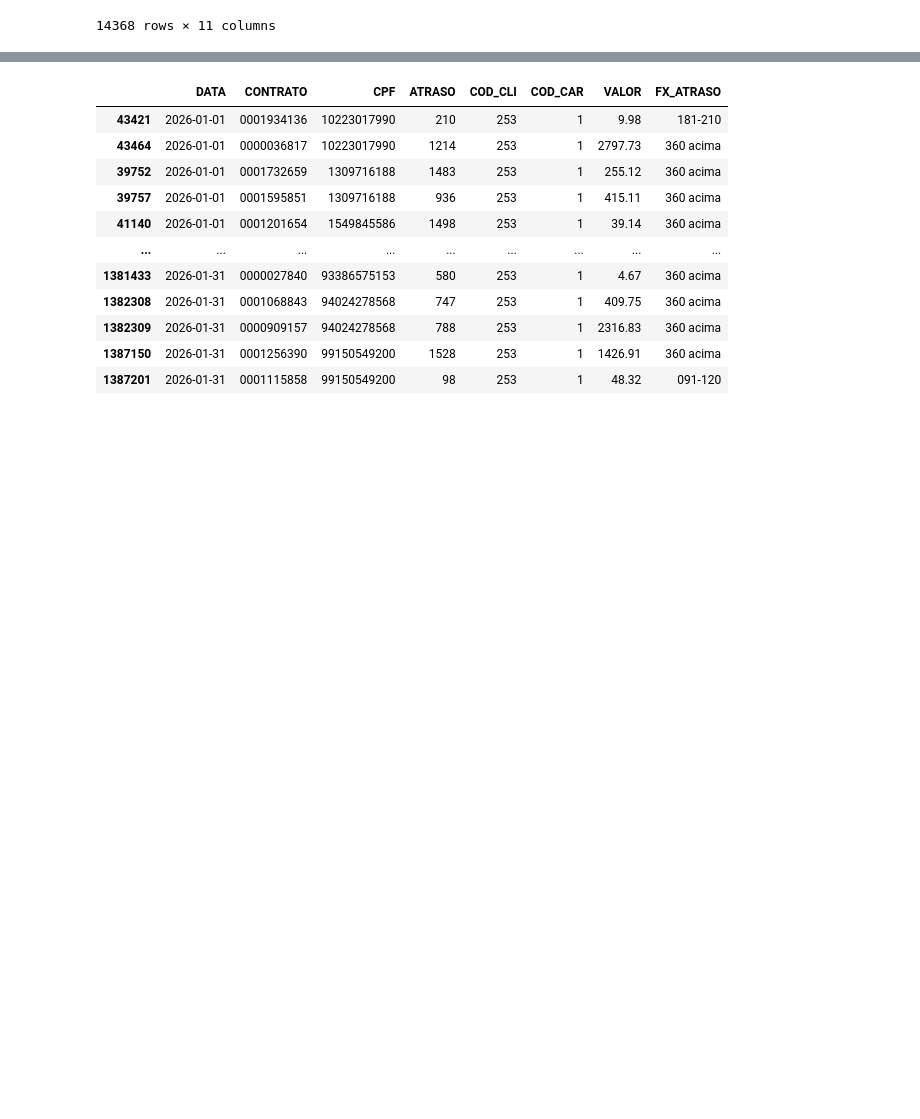
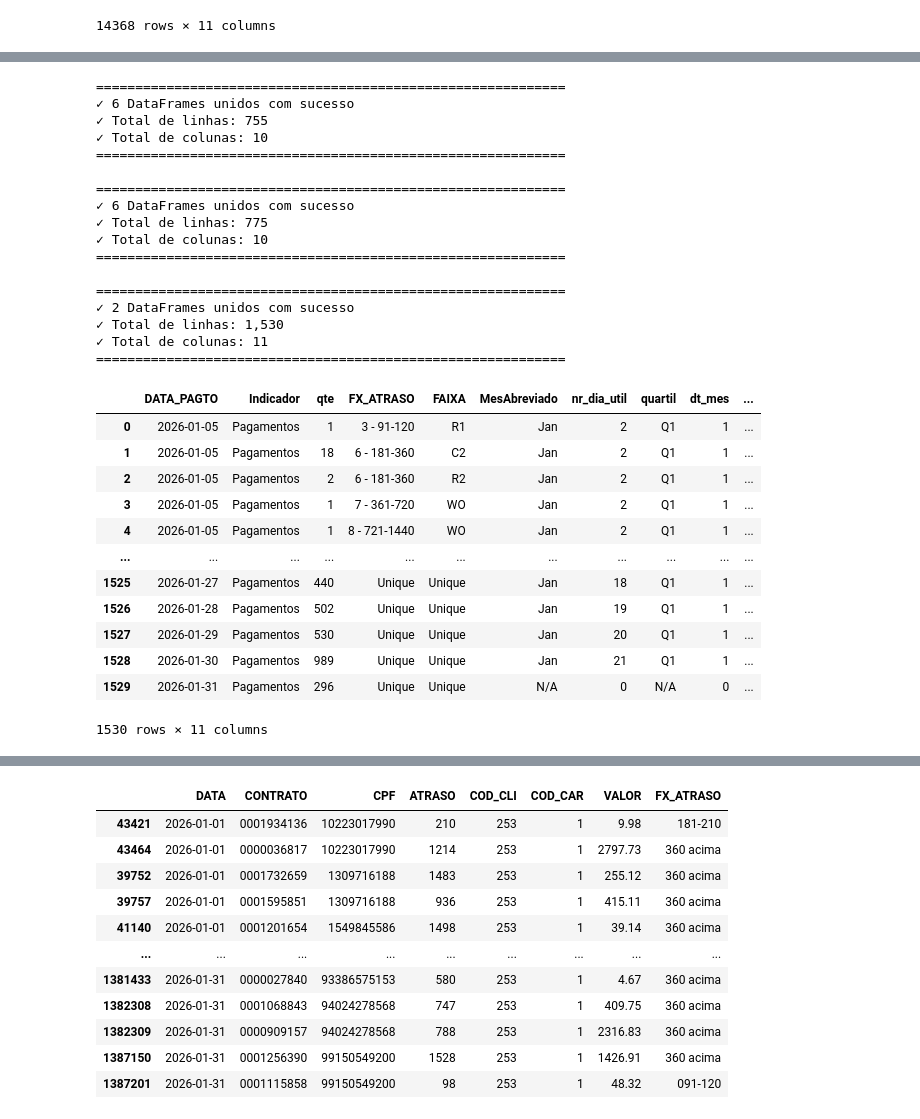
Before and after one commit to Claudiano-alves/Data-Analysis-Portfolio, a Jupyter notebook: Projects/notebooks/data_wrangling_renner.ipynb, the cells around one changed output, grey strips where cells are left out. Drawn from its saved outputs; the diff is of its cells as text; code cells hidden in the pictures; blank space fills up the shorter version.

```diff
--- a/Projects/notebooks/data_wrangling_renner.ipynb
+++ b/Projects/notebooks/data_wrangling_renner.ipynb
@@ -402,3 +398,17 @@ df_acionamentos_final
 | 14366 | 2026-01-31 | CPCA | 170.0 | Esforço | Esforço | N/A | 0 | 0 | 0 | ... |
 | 14367 | 2026-01-31 | Promessa | 91.0 | Esforço | Esforço | N/A | 0 | 0 | 0 | ... |
 14368 rows × 11 columns
+# %%
+from utils.pagamentos.data_processing import data_pagamentos
+from utils.pagamentos.metricas_acumuladas import gerar_acumulado_por_dia_util
+from Renner.src.config import DIMENSOES_PAGAMENTOS
+
+#df_acordos
+df_pagamentos_tratado, df_pagamentos_sem_fx_atraso, df_pagamentos_analitico = data_pagamentos(
+    df_pagamentos=df_pagamentos,
+    df_acordos=df_acordos,
+    df_mailing_hist=df_tratado,
+    df_dw_calendario=df_dw_calendario
+)
+
+df_pagamentos_tratado
@@ -405,3 +429,53 @@ df_acionamentos_final
+# %%
+from utils.pagamentos.metricas_acumuladas import total_pagamentos_funil, pagamentos_funil, pagamentos_daily, processar_acumulados_pagamentos
+
+# Com segmentação por FAIXA
+# df_acumulado, df_esforco, df_unique = pagamentos_daily(
+#     df_pagamentos_tratado=df_pagamentos_analitico,
+#     #df_dw_calendario=df_dw_calendario,
+#     dimensoes_segmentacao=['FAIXA']
+# )
+df_pagamentos = processar_acumulados_pagamentos(
+    df_pagamentos_tratado=df_pagamentos_analitico,
+    df_dw_calendario=df_dw_calendario,
+    dimensoes_segmentacao=['FAIXA'],
+    retorno='consolidado'
+)
+
+df_pagamentos
+
+#df_acumulado
+# %% [output]
+============================================================
+✓ 6 DataFrames unidos com sucesso
+✓ Total de linhas: 755
+✓ Total de colunas: 10
+============================================================
+
+============================================================
+✓ 6 DataFrames unidos com sucesso
+✓ Total de linhas: 775
+✓ Total de colunas: 10
+============================================================
+
+============================================================
+✓ 2 DataFrames unidos com sucesso
+✓ Total de linhas: 1,530
+✓ Total de colunas: 11
+============================================================
+|  | DATA_PAGTO | Indicador | qte | FX_ATRASO | FAIXA | MesAbreviado | nr_dia_util | quartil | dt_mes | ... |
+| 0 | 2026-01-05 | Pagamentos | 1 | 3 - 91-120 | R1 | Jan | 2 | Q1 | 1 | ... |
+| 1 | 2026-01-05 | Pagamentos | 18 | 6 - 181-360 | C2 | Jan | 2 | Q1 | 1 | ... |
+| 2 | 2026-01-05 | Pagamentos | 2 | 6 - 181-360 | R2 | Jan | 2 | Q1 | 1 | ... |
+| 3 | 2026-01-05 | Pagamentos | 1 | 7 - 361-720 | WO | Jan | 2 | Q1 | 1 | ... |
+| 4 | 2026-01-05 | Pagamentos | 1 | 8 - 721-1440 | WO | Jan | 2 | Q1 | 1 | ... |
+| ... | ... | ... | ... | ... | ... | ... | ... | ... | ... | ... |
+| 1525 | 2026-01-27 | Pagamentos | 440 | Unique | Unique | Jan | 18 | Q1 | 1 | ... |
+| 1526 | 2026-01-28 | Pagamentos | 502 | Unique | Unique | Jan | 19 | Q1 | 1 | ... |
+| 1527 | 2026-01-29 | Pagamentos | 530 | Unique | Unique | Jan | 20 | Q1 | 1 | ... |
+| 1528 | 2026-01-30 | Pagamentos | 989 | Unique | Unique | Jan | 21 | Q1 | 1 | ... |
+| 1529 | 2026-01-31 | Pagamentos | 296 | Unique | Unique | N/A | 0 | N/A | 0 | ... |
+1530 rows × 11 columns
 # %%
 import os
 # #df_conflitos_score
```
Also changed, not shown: parts of 6 cells of this notebook, 4 other files.
